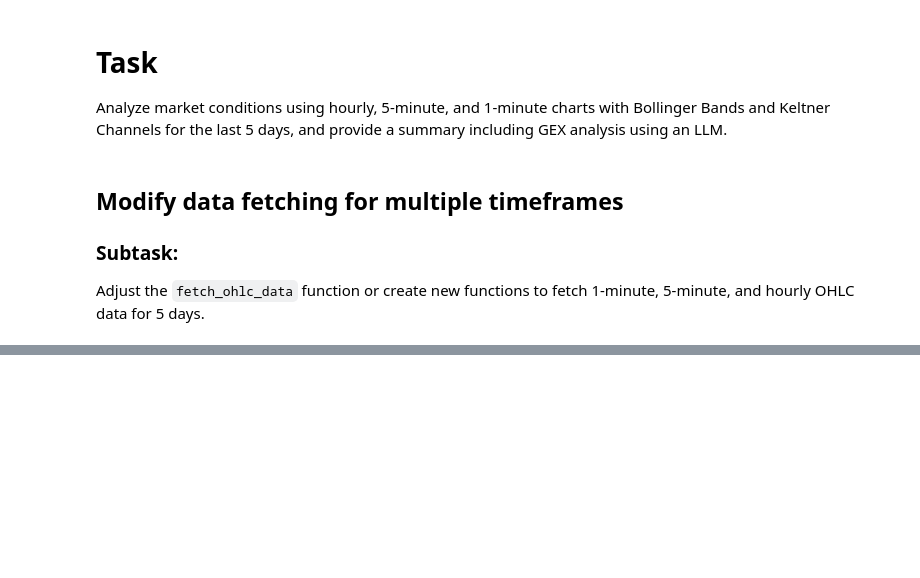
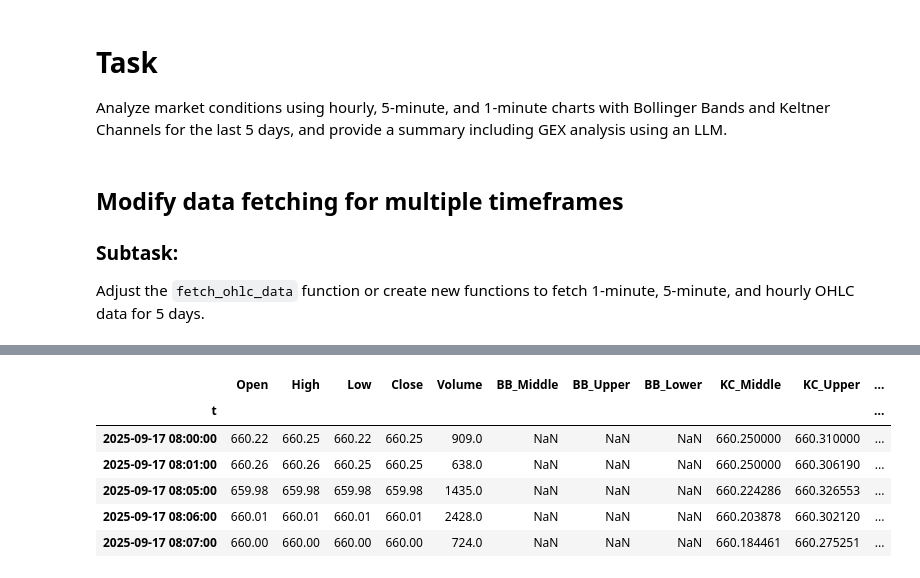
Before and after one commit to sujoypaulhome/MyFirstRinGit, a Jupyter notebook: GexCharts.ipynb, the cells around one changed output, grey strips where cells are left out. Drawn from its saved outputs; the diff is of its cells as text; code cells hidden in the pictures; blank space fills up the shorter version.

```diff
--- a/GexCharts.ipynb
+++ b/GexCharts.ipynb
@@ -898,13 +916,3 @@ Include the code to fetch the OHLC data for the specified symbols.
 # %% [markdown]
 **Reasoning**:
 Add a new code cell after the cell containing the function definitions and include the code to fetch OHLC data.
-# %%
-# Fetch OHLC data for each symbol
-ohlc_data = {}
-for symbol in DEFAULT_SYMBOLS:
-    print(f"Fetching data for {symbol}...")
-    ohlc_data[symbol] = fetch_ohlc_data(symbol, days=3)
-    if not ohlc_data[symbol].empty:
-        print(f"Successfully fetched data for {symbol}. Shape: {ohlc_data[symbol].shape}")
-    else:
-        print(f"Could not fetch data for {symbol}.")
@@ -927,11 +919,3 @@ Now that the data and levels are ready, plot the charts for each symbol with the
-# %%
-# Plot charts with gamma levels
-from datetime import datetime
-
-for symbol in DEFAULT_SYMBOLS:
-    print(f"### {symbol} Chart with Gamma Levels")
-    print(f"Plotting chart of {symbol} at: {datetime.now().strftime('%Y-%m-%d %H:%M:%S')}") # Print current date and time
-    plot_chart_with_levels(ohlc_data.get(symbol, pd.DataFrame()), gamma_levels_df, symbol)
 # %% [markdown]
 ## Summary:
 
@@ -958,0 +1063,62 @@ Adjust the `fetch_ohlc_data` function or create new functions to fetch 1-minute,
+# %%
+def add_technical_indicators(df):
+    """Calculates Bollinger Bands and Keltner Channels for an OHLC DataFrame."""
+    if df.empty:
+        return df
+
+    # Calculate Bollinger Bands
+    window = 20
+    df['BB_Middle'] = df['Close'].rolling(window=window).mean()
+    df['BB_Upper'] = df['BB_Middle'] + 2 * df['Close'].rolling(window=window).std()
+    df['BB_Lower'] = df['BB_Middle'] - 2 * df['Close'].rolling(window=window).std()
+
+    # Calculate Keltner Channels
+    # Calculate True Range
+    df['TR1'] = df['High'] - df['Low']
+    df['TR2'] = abs(df['High'] - df['Close'].shift())
+    df['TR3'] = abs(df['Low'] - df['Close'].shift())
+    df['TR'] = df[['TR1', 'TR2', 'TR3']].max(axis=1)
+
+    # Calculate Average True Range (ATR)
+    atr_window = 20
+    df['ATR'] = df['TR'].ewm(span=atr_window, adjust=False).mean()
+
+    # Calculate Keltner Channels
+    kc_multiplier = 2
+    df['KC_Middle'] = df['Close'].ewm(span=window, adjust=False).mean() # Using EMA for KC Middle
+    df['KC_Upper'] = df['KC_Middle'] + kc_multiplier * df['ATR']
+    df['KC_Lower'] = df['KC_Middle'] - kc_multiplier * df['ATR']
+
+    # Drop intermediate columns
+    df = df.drop(columns=['TR1', 'TR2', 'TR3', 'TR', 'ATR'])
+
+    return df
+
+# Apply the function to each DataFrame in the dictionaries
+for symbol in DEFAULT_SYMBOLS:
+    if symbol in ohlc_data_1min and not ohlc_data_1min[symbol].empty:
+        ohlc_data_1min[symbol] = add_technical_indicators(ohlc_data_1min[symbol])
+    if symbol in ohlc_data_5min and not ohlc_data_5min[symbol].empty:
+        ohlc_data_5min[symbol] = add_technical_indicators(ohlc_data_5min[symbol])
+    if symbol in ohlc_data_hourly and not ohlc_data_hourly[symbol].empty:
+        ohlc_data_hourly[symbol] = add_technical_indicators(ohlc_data_hourly[symbol])
+
+# Display the first few rows of a sample DataFrame to verify
+print("Sample 1-minute data with indicators:")
+if DEFAULT_SYMBOLS and DEFAULT_SYMBOLS[0] in ohlc_data_1min:
+    display(ohlc_data_1min[DEFAULT_SYMBOLS[0]].head())
+else:
+    print("No 1-minute data available for the first default symbol.")
+
+print("\nSample 5-minute data with indicators:")
+if DEFAULT_SYMBOLS and DEFAULT_SYMBOLS[0] in ohlc_data_5min:
+    display(ohlc_data_5min[DEFAULT_SYMBOLS[0]].head())
+else:
+    print("No 5-minute data available for the first default symbol.")
+
+print("\nSample hourly data with indicators:")
+if DEFAULT_SYMBOLS and DEFAULT_SYMBOLS[0] in ohlc_data_hourly:
+    display(ohlc_data_hourly[DEFAULT_SYMBOLS[0]].head())
+else:
+    print("No hourly data available for the first default symbol.")
+# %% [output]
@@ -958,0 +1126,7 @@ Adjust the `fetch_ohlc_data` function or create new functions to fetch 1-minute,
+|  | Open | High | Low | Close | Volume | BB_Middle | BB_Upper | BB_Lower | KC_Middle | KC_Upper | ... |
+| t |  |  |  |  |  |  |  |  |  |  | ... |
+| 2025-09-17 08:00:00 | 660.22 | 660.25 | 660.22 | 660.25 | 909.0 | NaN | NaN | NaN | 660.250000 | 660.310000 | ... |
+| 2025-09-17 08:01:00 | 660.26 | 660.26 | 660.25 | 660.25 | 638.0 | NaN | NaN | NaN | 660.250000 | 660.306190 | ... |
+| 2025-09-17 08:05:00 | 659.98 | 659.98 | 659.98 | 659.98 | 1435.0 | NaN | NaN | NaN | 660.224286 | 660.326553 | ... |
+| 2025-09-17 08:06:00 | 660.01 | 660.01 | 660.01 | 660.01 | 2428.0 | NaN | NaN | NaN | 660.203878 | 660.302120 | ... |
+| 2025-09-17 08:07:00 | 660.00 | 660.00 | 660.00 | 660.00 | 724.0 | NaN | NaN | NaN | 660.184461 | 660.275251 | ... |
```
Also changed, not shown: parts of 118 cells of this notebook.
